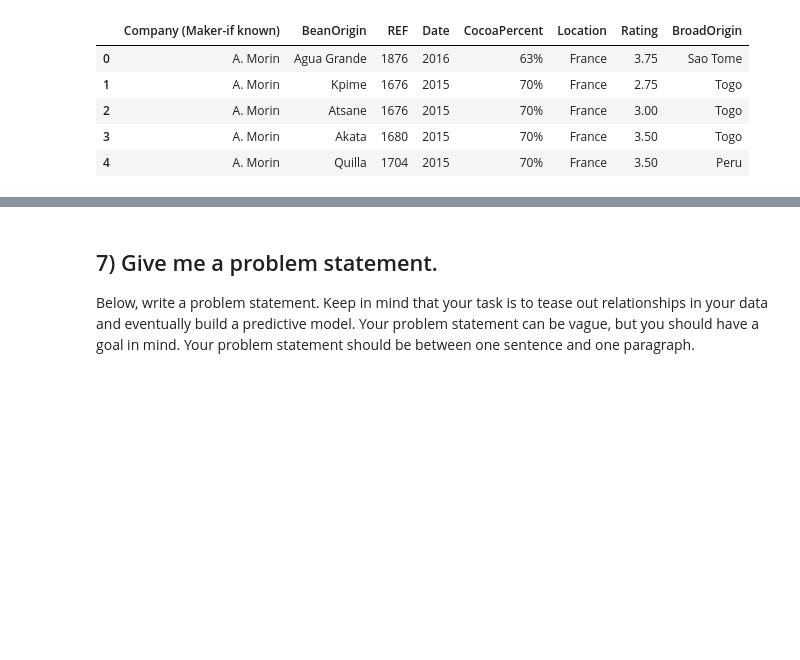
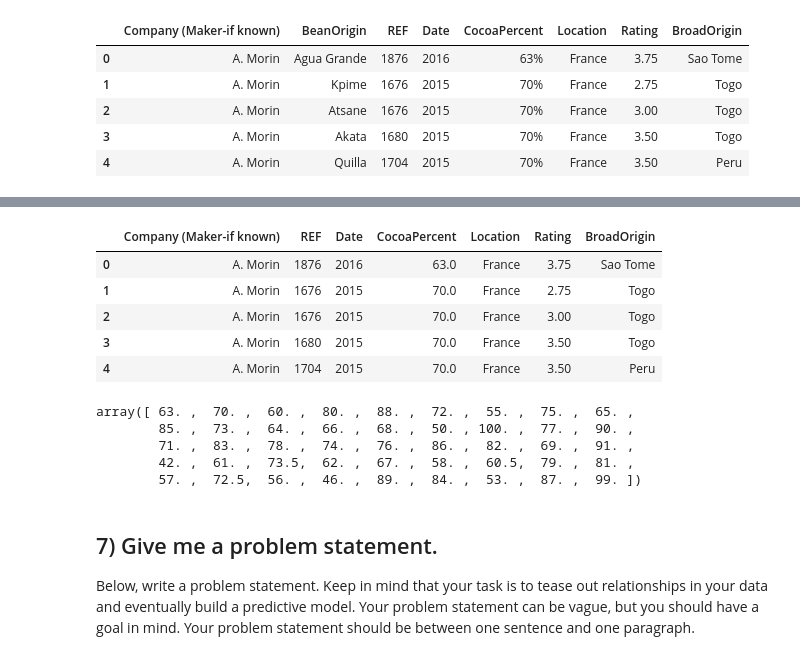
Before and after one commit to greeeneg/final-project, a Jupyter notebook: final-project.ipynb, the cells around one changed output, grey strips where cells are left out. Cells and saved outputs as stored; diff of their text form; code cells hidden in the pictures; blank space fills up the shorter version.

```diff
--- a/final-project.ipynb
+++ b/final-project.ipynb
@@ -389,3 +428,22 @@ array(['Agua Grande', 'Kpime', 'Atsane', ..., 'Indianer, Raw',
+# %%
+ChocolateFinal['CocoaPercent']=(ChocolateFinal['CocoaPercent']).str.replace('%',' ').astype(float)
+# %%
+ChocolateFinal.head()
+# %% [output]
+|  | Company (Maker-if known) | REF | Date | CocoaPercent | Location | Rating | BroadOrigin |
+| 0 | A. Morin | 1876 | 2016 | 63.0 | France | 3.75 | Sao Tome |
+| 1 | A. Morin | 1676 | 2015 | 70.0 | France | 2.75 | Togo |
+| 2 | A. Morin | 1676 | 2015 | 70.0 | France | 3.00 | Togo |
+| 3 | A. Morin | 1680 | 2015 | 70.0 | France | 3.50 | Togo |
+| 4 | A. Morin | 1704 | 2015 | 70.0 | France | 3.50 | Peru |
+# %%
+ChocolateFinal.CocoaPercent.unique()
+# %% [output]
+array([ 63. ,  70. ,  60. ,  80. ,  88. ,  72. ,  55. ,  75. ,  65. ,
+        85. ,  73. ,  64. ,  66. ,  68. ,  50. , 100. ,  77. ,  90. ,
+        71. ,  83. ,  78. ,  74. ,  76. ,  86. ,  82. ,  69. ,  91. ,
+        42. ,  61. ,  73.5,  62. ,  67. ,  58. ,  60.5,  79. ,  81. ,
+        57. ,  72.5,  56. ,  46. ,  89. ,  84. ,  53. ,  87. ,  99. ])
 # %% [markdown]
 ## 7) Give me a problem statement.
 Below, write a problem statement. Keep in mind that your task is to tease out relationships in your data and eventually build a predictive model. Your problem statement can be vague, but you should have a goal in mind. Your problem statement should be between one sentence and one paragraph.
```
Also changed, not shown: parts of 24 cells of this notebook.
